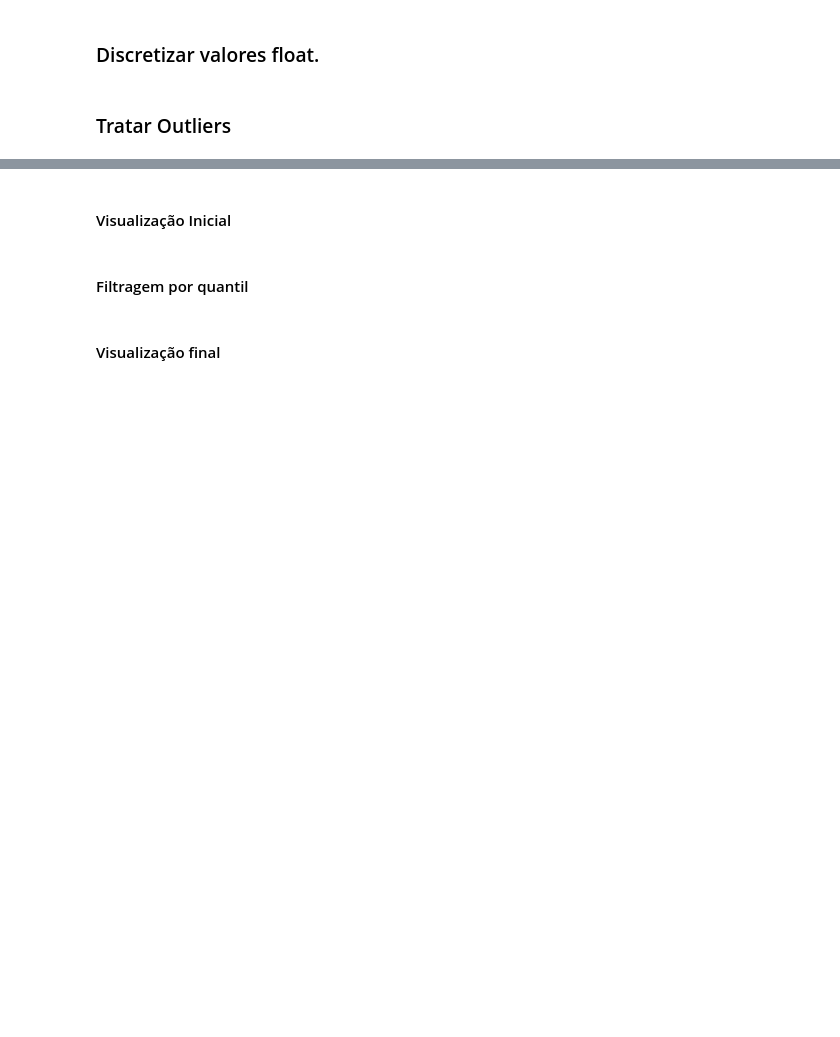
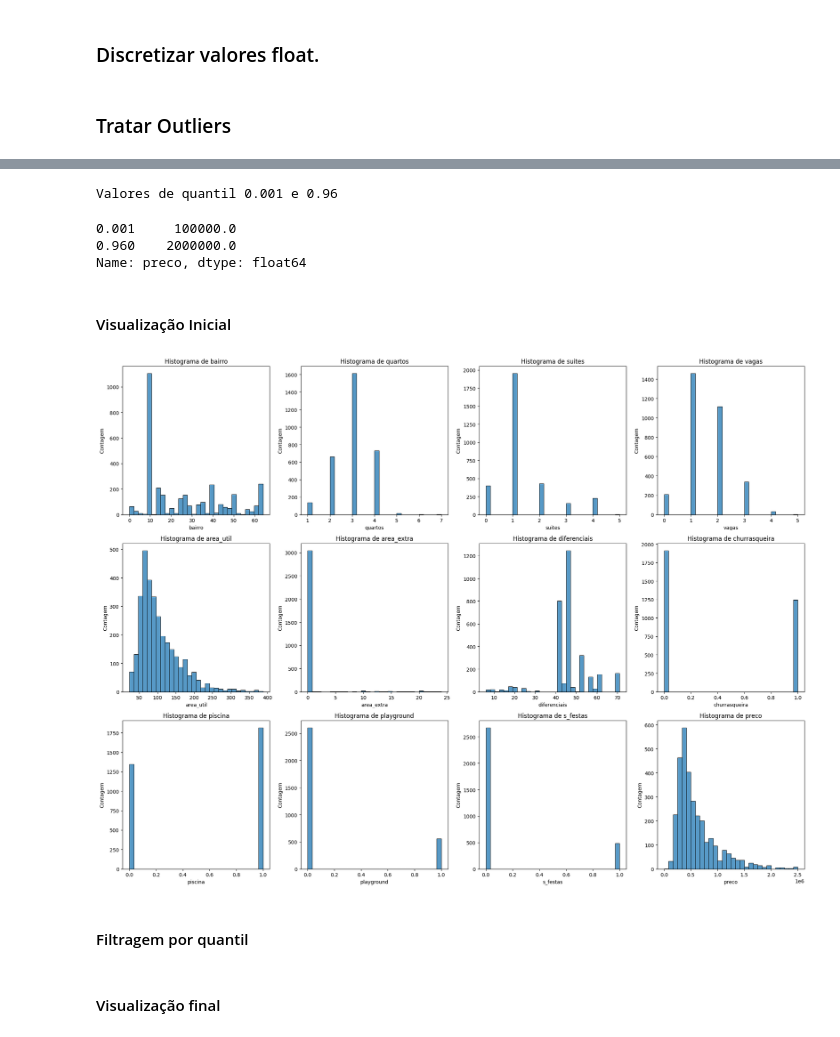
Before and after one commit to AbraaoCG/EEL891_ML_projects, a Jupyter notebook: trabalho_2/trab.ipynb, the cells around one changed output, grey strips where cells are left out. Drawn from its saved outputs; the diff is of its cells as text; code cells hidden in the pictures; blank space fills up the shorter version.

```diff
--- a/trabalho_2/trab.ipynb
+++ b/trabalho_2/trab.ipynb
@@ -211,24 +220,34 @@ usingData.shape
+# %%
+print(f'Valores de quantil {initLow} e {initHigh} para a variável preco')
+usingData['preco'].quantile([initLow, initHigh])
+# %% [output]
+Valores de quantil 0.001 e 0.96
+0.001     100000.0
+0.960    2000000.0
+Name: preco, dtype: float64
 # %% [markdown]
 #### Visualização Inicial
 # %%
-if (0):
+if (1):
     selectColumnVisualize = usingData.columns[6]
     num_columns = 4
     num_rows = (len(usingData.columns) + num_columns - 1) // num_columns
     fig, axes = plt.subplots(num_rows, num_columns, figsize=(20, 5 * num_rows))
     axes = axes.flatten()
 
     for i, column in enumerate(usingData.columns):
         sns.histplot(usingData, x=column, kde=False, bins=30, ax=axes[i])
         axes[i].set_title(f'Histograma de {column}')
         axes[i].set_xlabel(f'{column}')
         axes[i].set_ylabel('Contagem')
 
     for j in range(i + 1, len(axes)):
         fig.delaxes(axes[j])
 
     plt.tight_layout()
     plt.show()
+# %% [output]
+[figure, added]
 # %%
 # usingData[selectColumnVisualize].quantile(0.05)
 # %% [markdown]
```
Also changed, not shown: parts of 22 cells of this notebook, 18 other files.
